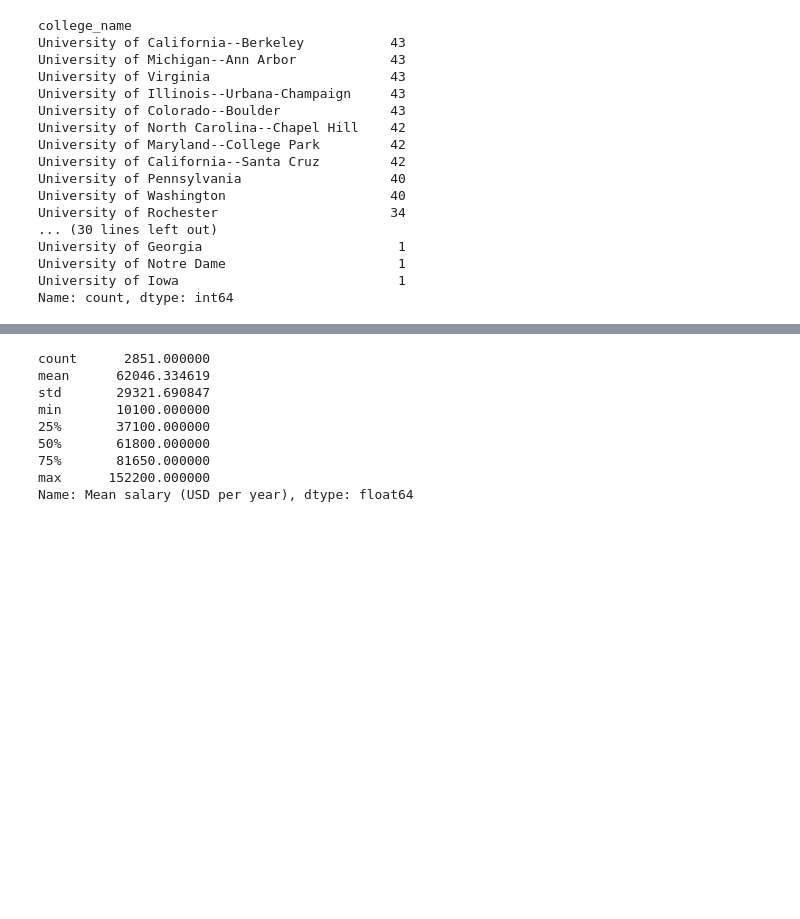
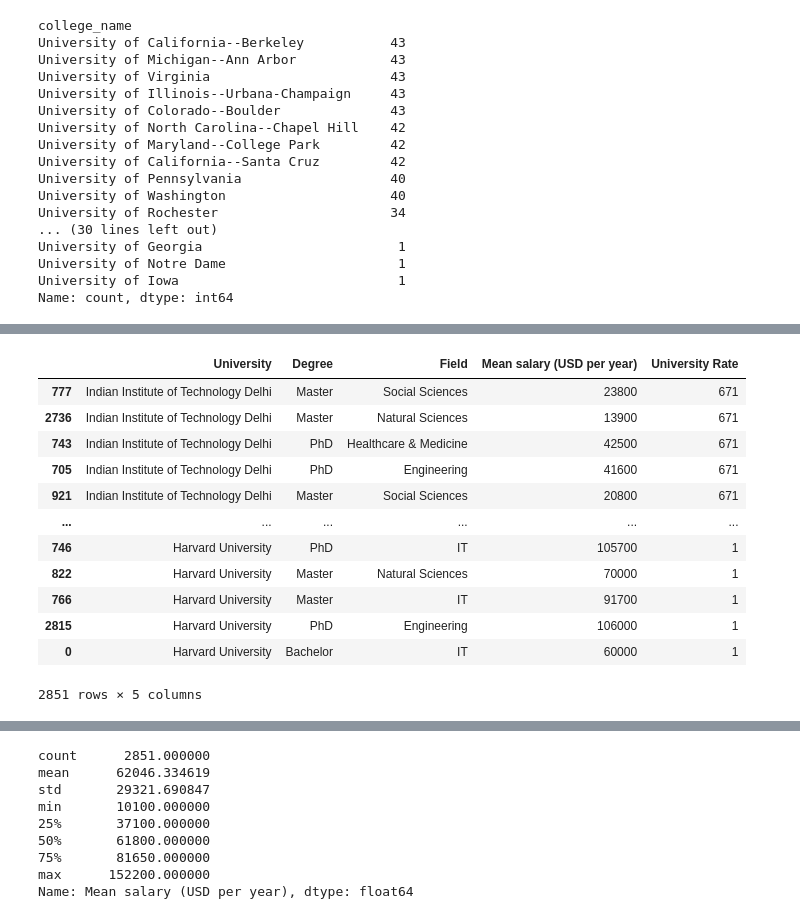
Before and after one commit to maxtheshock/PythonDS-Project, a Jupyter notebook: PythonNotebook.ipynb, the cells around one changed output, grey strips where cells are left out. Cells and saved outputs as stored; diff of their text form; code cells hidden in the pictures; blank space fills up the shorter version.

```diff
--- a/PythonNotebook.ipynb
+++ b/PythonNotebook.ipynb
@@ -314,3 +317,23 @@ alumni_data.Field = alumni_data.Field.replace(["Data Science & AI", "Information
+# %%
+rank_dict = university_rate.set_index('Institution')['World Rank'].to_dict()
+alumni_data['University Rate'] = alumni_data["University"].map(rank_dict)
+
+alumni_data_sorted = alumni_data.sort_values('University Rate', ascending=False)
+alumni_data_sorted
+# %% [output]
+|  | University | Degree | Field | Mean salary (USD per year) | University Rate |
+| 777 | Indian Institute of Technology Delhi | Master | Social Sciences | 23800 | 671 |
+| 2736 | Indian Institute of Technology Delhi | Master | Natural Sciences | 13900 | 671 |
+| 743 | Indian Institute of Technology Delhi | PhD | Healthcare & Medicine | 42500 | 671 |
+| 705 | Indian Institute of Technology Delhi | PhD | Engineering | 41600 | 671 |
+| 921 | Indian Institute of Technology Delhi | Master | Social Sciences | 20800 | 671 |
+| ... | ... | ... | ... | ... | ... |
+| 746 | Harvard University | PhD | IT | 105700 | 1 |
+| 822 | Harvard University | Master | Natural Sciences | 70000 | 1 |
+| 766 | Harvard University | Master | IT | 91700 | 1 |
+| 2815 | Harvard University | PhD | Engineering | 106000 | 1 |
+| 0 | Harvard University | Bachelor | IT | 60000 | 1 |
+2851 rows × 5 columns
 # %%
 alumni_data.Field.value_counts()
 # %% [output]
```
Also changed, not shown: parts of 10 cells of this notebook.
